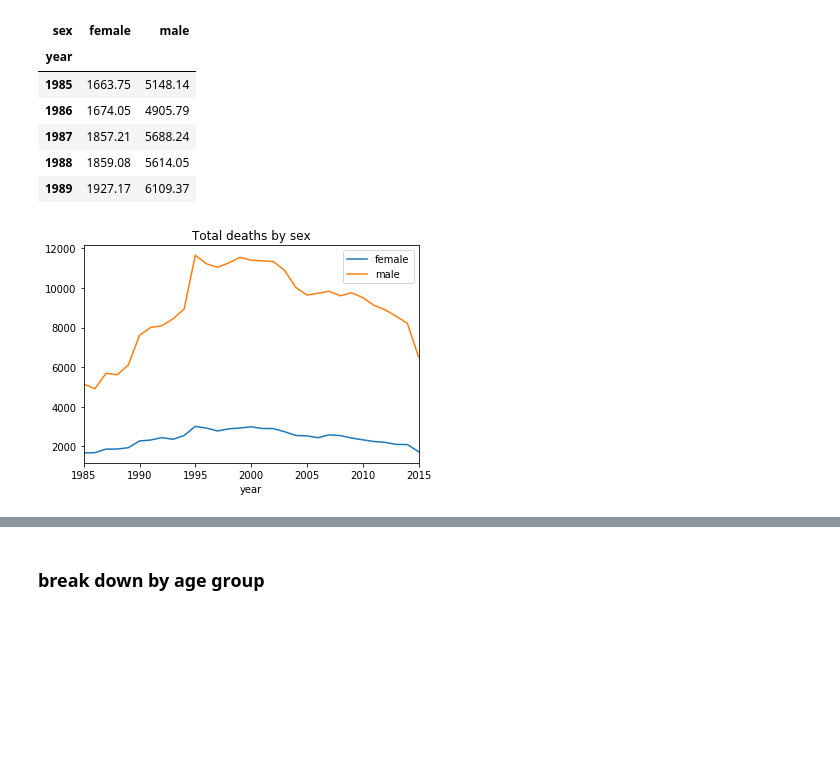
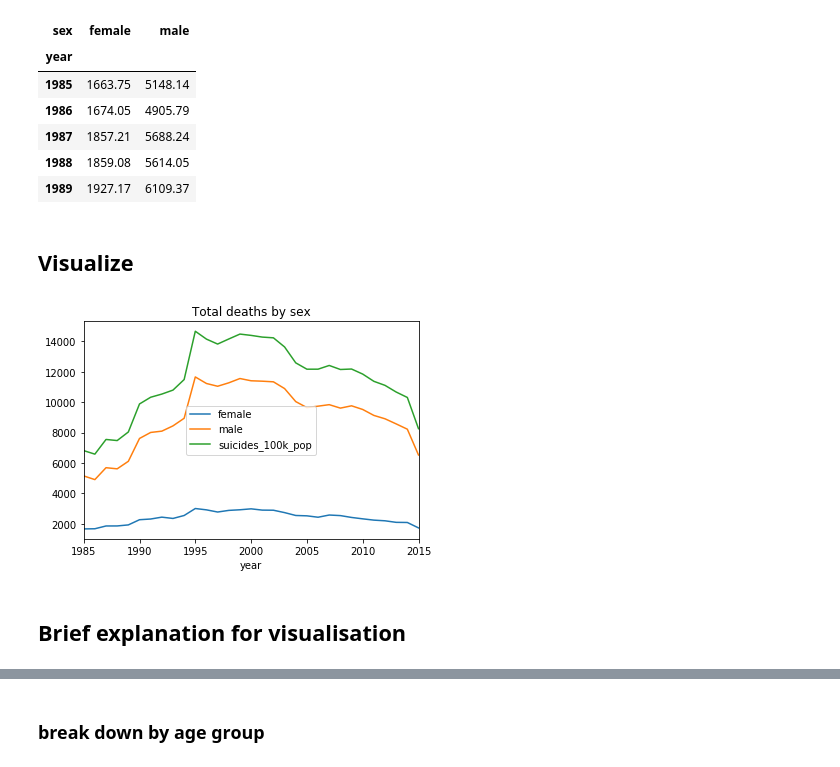
Before and after one commit to Tobinho91/suicides_rates_1985_2015, a Jupyter notebook: suicide_rates_overview_project_01.ipynb, the cells around one changed output, grey strips where cells are left out. Drawn from its saved outputs; the diff is of its cells as text; code cells hidden in the pictures; blank space fills up the shorter version.

```diff
--- a/suicide_rates_overview_project_01.ipynb
+++ b/suicide_rates_overview_project_01.ipynb
@@ -413,14 +500,17 @@ deaths_100k.head(5)
 | 1987 | 1857.21 | 5688.24 |
 | 1988 | 1859.08 | 5614.05 |
 | 1989 | 1927.17 | 6109.37 |
+# %% [markdown]
+## Visualize
 # %%
 #plot by sex witohout total:
 deaths_100k = deaths_100k.iloc[:-1,:]
 deaths_100k
 
 
-deaths_100k.plot(title='Total deaths by sex')
+deaths_100k_one.plot(title='Total deaths by sex')
 L=plt.legend()
-#L.get_texts()[2].set_text('total')
 # %% [output]
-[figure, old version]
+[figure, new version]
+# %% [markdown]
+##   Brief explanation for visualisation
```
Also changed, not shown: parts of 122 cells of this notebook, 1 other file.
